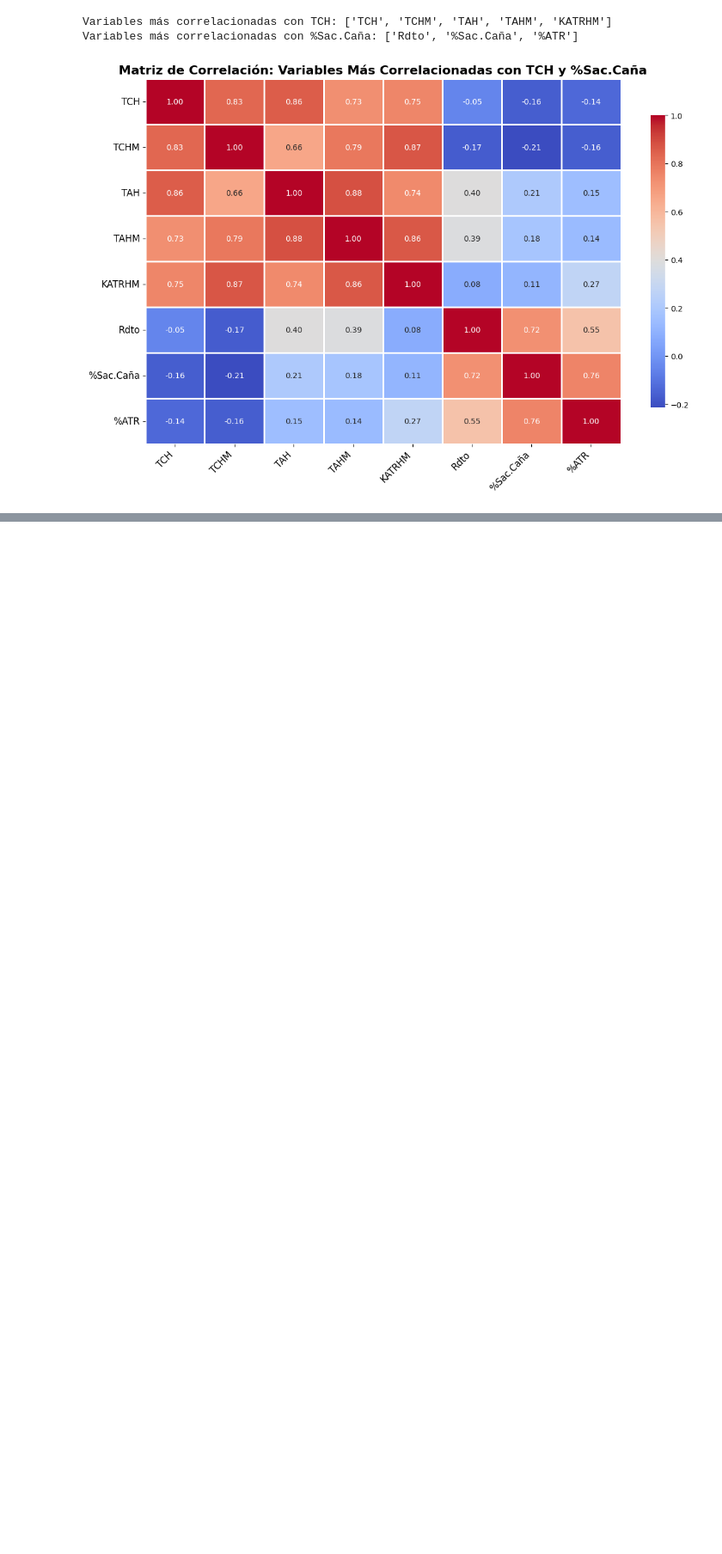
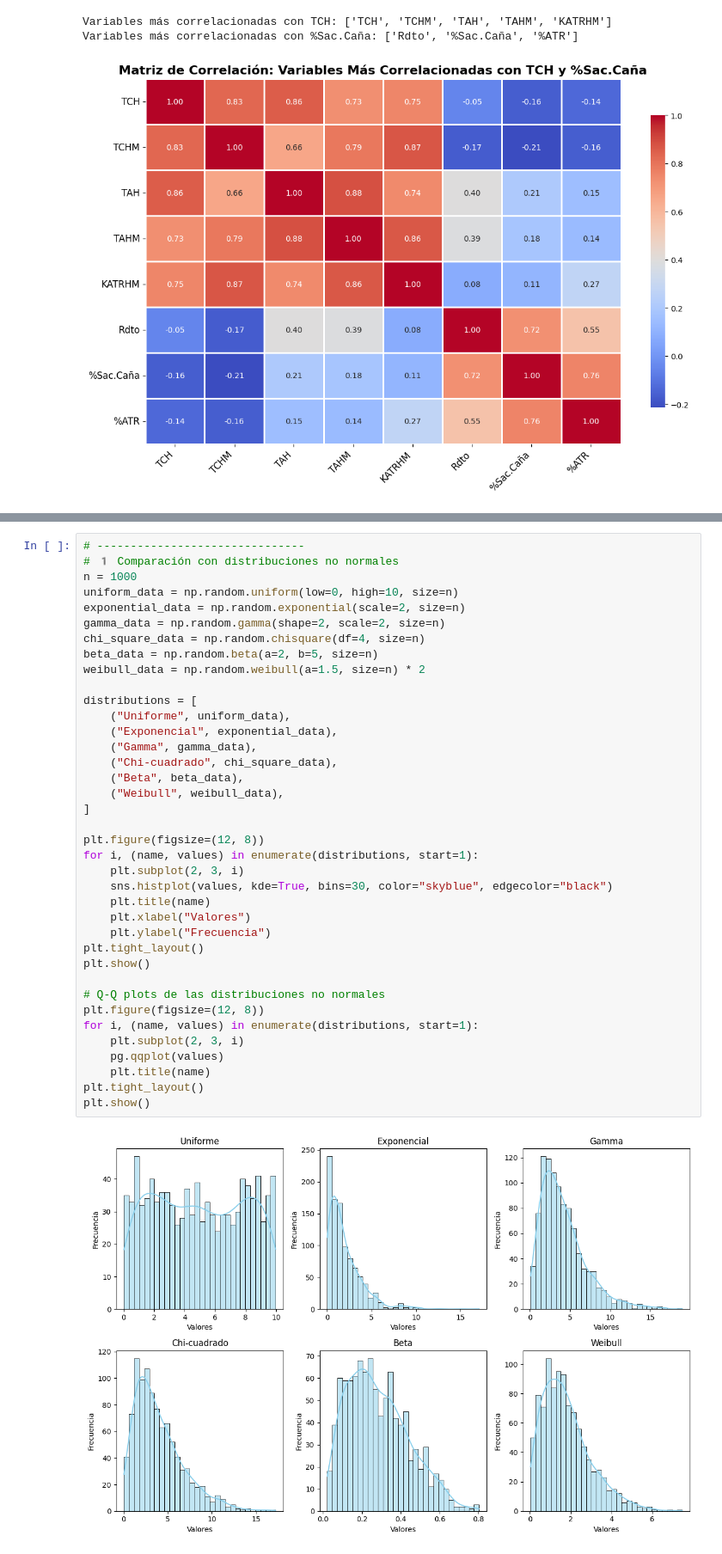
Before and after one commit to mcordoba12/Laboratorio-1, a Jupyter notebook: Lab1.ipynb, the cells around one changed output, grey strips where cells are left out. Shown: that part at 86% size. Drawn from its saved outputs; the diff is of its cells as text; blank space fills up the shorter version.

```diff
--- a/Lab1.ipynb
+++ b/Lab1.ipynb
@@ -383,0 +504,40 @@ Por cada unidad adicional de KATRHM, manteniendo TAH constante, se espera que TC
+# %%
+# -------------------------------
+# 1️ Comparación con distribuciones no normales
+n = 1000
+uniform_data = np.random.uniform(low=0, high=10, size=n)
+exponential_data = np.random.exponential(scale=2, size=n)
+gamma_data = np.random.gamma(shape=2, scale=2, size=n)
+chi_square_data = np.random.chisquare(df=4, size=n)
+beta_data = np.random.beta(a=2, b=5, size=n)
+weibull_data = np.random.weibull(a=1.5, size=n) * 2
+
+distributions = [
+    ("Uniforme", uniform_data),
+    ("Exponencial", exponential_data),
+    ("Gamma", gamma_data),
+    ("Chi-cuadrado", chi_square_data),
+    ("Beta", beta_data),
+    ("Weibull", weibull_data),
+]
+
+plt.figure(figsize=(12, 8))
+for i, (name, values) in enumerate(distributions, start=1):
+    plt.subplot(2, 3, i)
+    sns.histplot(values, kde=True, bins=30, color="skyblue", edgecolor="black")
+    plt.title(name)
+    plt.xlabel("Valores")
+    plt.ylabel("Frecuencia")
+plt.tight_layout()
+plt.show()
+
+# Q-Q plots de las distribuciones no normales
+plt.figure(figsize=(12, 8))
+for i, (name, values) in enumerate(distributions, start=1):
+    plt.subplot(2, 3, i)
+    pg.qqplot(values)
+    plt.title(name)
+plt.tight_layout()
+plt.show()
+# %% [output]
+[figure, added]
```
Also changed, not shown: parts of 30 cells of this notebook.
